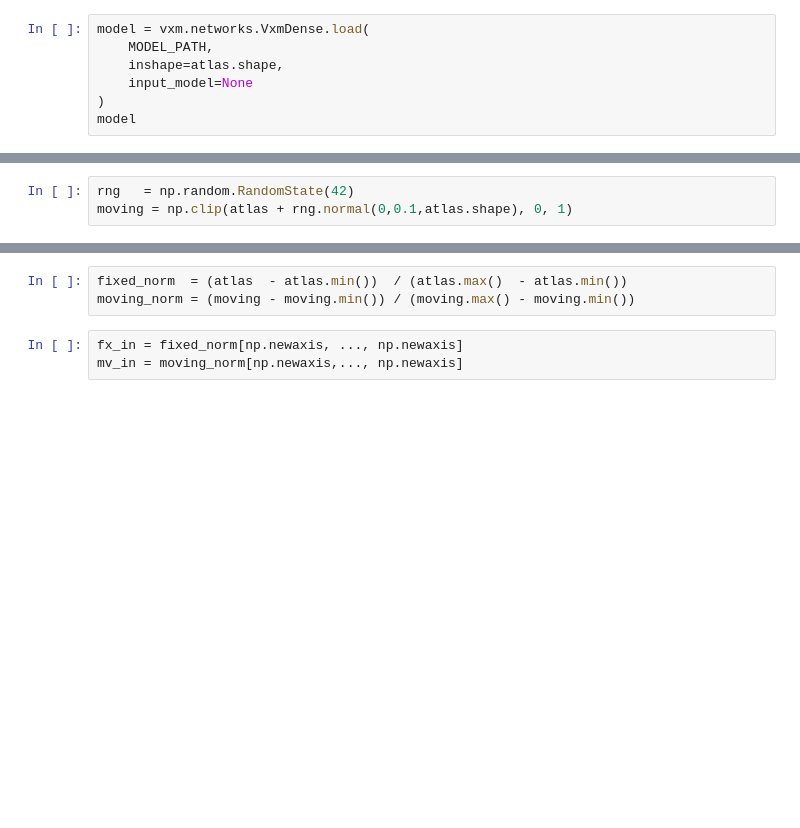
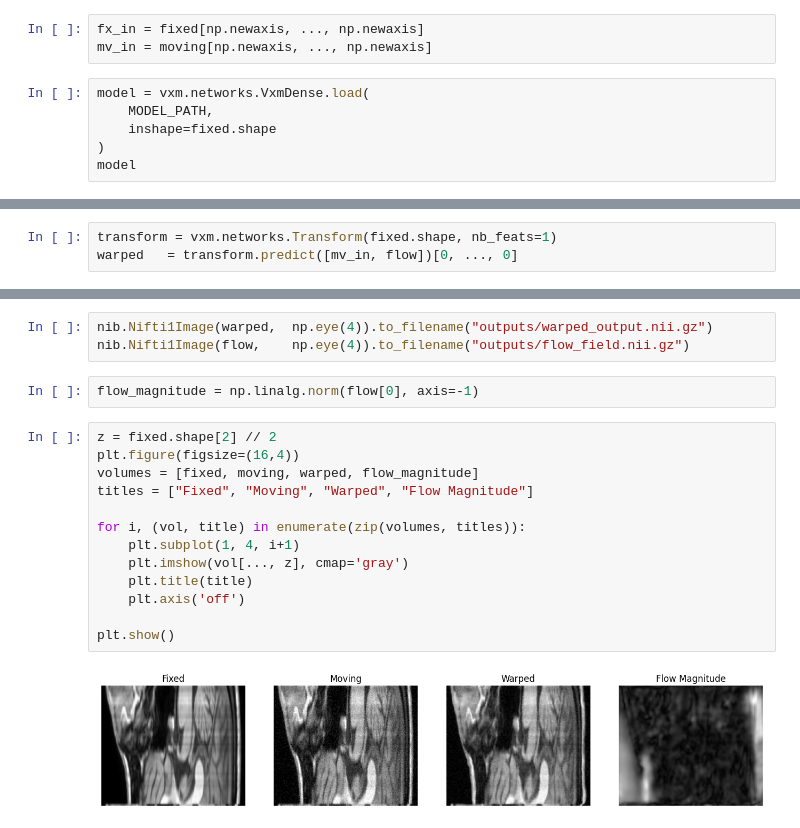
Before and after one commit to jmsb505/CNN2FPGA, a Jupyter notebook: voxelmorph/eval/testing.ipynb, the cells around one changed output, grey strips where cells are left out. Cells and saved outputs as stored; diff of their text form; blank space fills up the shorter version.

```diff
--- a/voxelmorph/eval/testing.ipynb
+++ b/voxelmorph/eval/testing.ipynb
@@ -44,8 +61,10 @@ atlas = np.load("data/generated_uncond_atlas.npy")
+# %%
+fx_in = fixed[np.newaxis, ..., np.newaxis]
+mv_in = moving[np.newaxis, ..., np.newaxis]
 # %%
 model = vxm.networks.VxmDense.load(
     MODEL_PATH,
-    inshape=atlas.shape,
-    input_model=None
+    inshape=fixed.shape
 )
 model
 # %% [output]
@@ -57,3 +77,3 @@ Skipping registering GPU devices...
 # %%
-rng   = np.random.RandomState(42)
-moving = np.clip(atlas + rng.normal(0,0.1,atlas.shape), 0, 1)
+transform = vxm.networks.Transform(fixed.shape, nb_feats=1)
+warped   = transform.predict([mv_in, flow])[0, ..., 0]
@@ -60,6 +83,20 @@ moving = np.clip(atlas + rng.normal(0,0.1,atlas.shape), 0, 1)
 # %%
-fixed_norm  = (atlas  - atlas.min())  / (atlas.max()  - atlas.min())
-moving_norm = (moving - moving.min()) / (moving.max() - moving.min())
+nib.Nifti1Image(warped,  np.eye(4)).to_filename("outputs/warped_output.nii.gz")
+nib.Nifti1Image(flow,    np.eye(4)).to_filename("outputs/flow_field.nii.gz")
+# %%
+flow_magnitude = np.linalg.norm(flow[0], axis=-1)
 # %%
-fx_in = fixed_norm[np.newaxis, ..., np.newaxis]
-mv_in = moving_norm[np.newaxis,..., np.newaxis]
+z = fixed.shape[2] // 2
+plt.figure(figsize=(16,4))
+volumes = [fixed, moving, warped, flow_magnitude]
+titles = ["Fixed", "Moving", "Warped", "Flow Magnitude"]
+
+for i, (vol, title) in enumerate(zip(volumes, titles)):
+    plt.subplot(1, 4, i+1)
+    plt.imshow(vol[..., z], cmap='gray')
+    plt.title(title)
+    plt.axis('off')
+
+plt.show()
+# %% [output]
+[figure, added]
```
Also changed, not shown: parts of 16 cells of this notebook, 4 other files.
